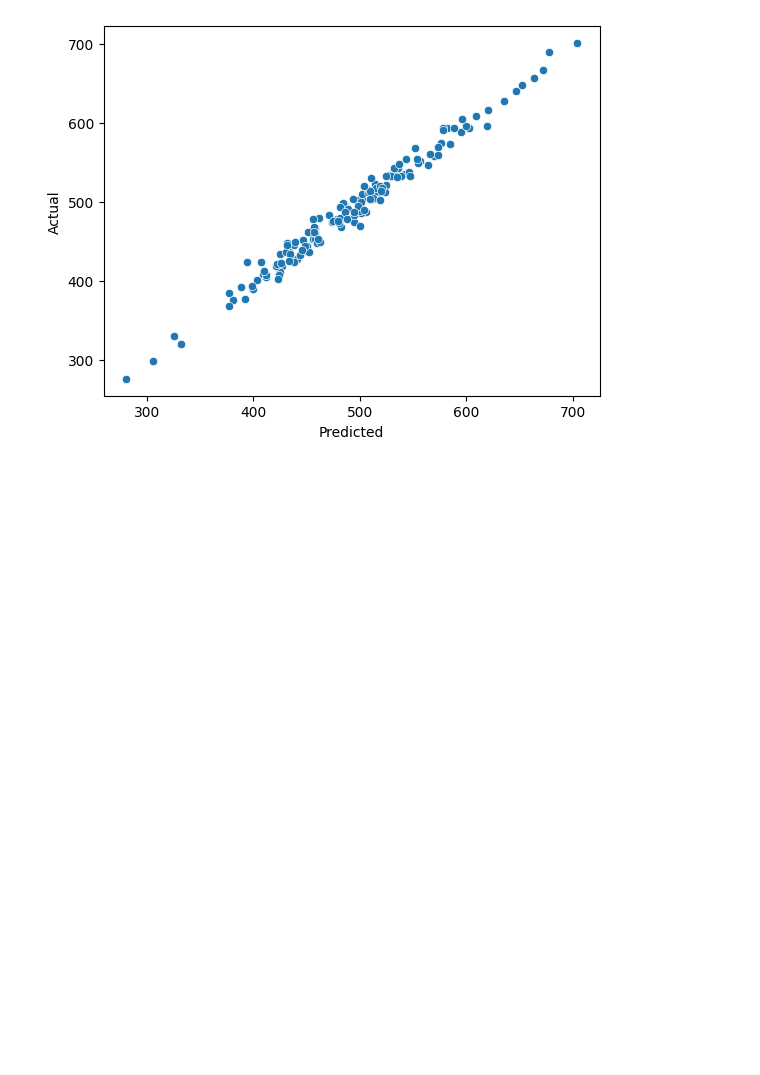
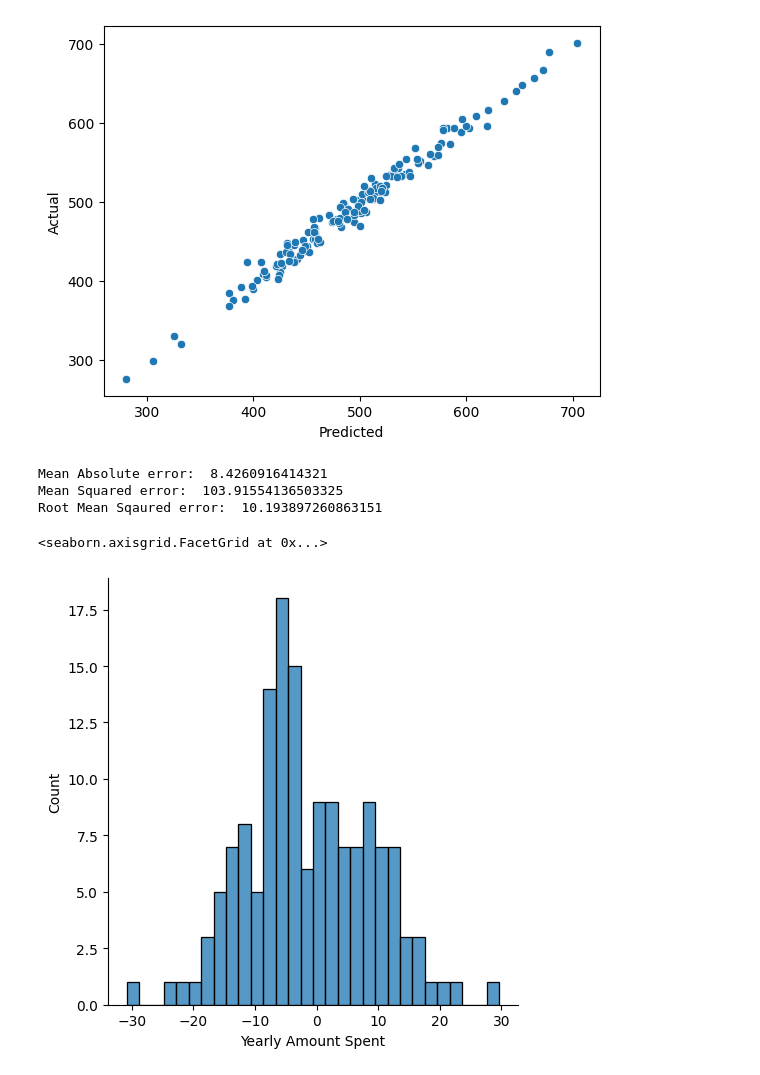
Before and after one commit to praisedp/E-CommerceModal, a Jupyter notebook: data/EcommerceModel.ipynb, the cells around one changed output. Saved outputs shown, nothing was run; the diff lists cells and outputs as text; code cells hidden in the pictures; blank space fills up the shorter version.

```diff
--- a/data/EcommerceModel.ipynb
+++ b/data/EcommerceModel.ipynb
@@ -116,3 +118,18 @@ sns.scatterplot(data=df, x="Predicted", y="Actual")
 # %% [output]
 <Axes: xlabel='Predicted', ylabel='Actual'>
 [figure]
+# %%
+print("Mean Absolute error: ", mean_absolute_error(y_test, predictions))
+print("Mean Squared error: ", mean_squared_error(y_test, predictions))
+print("Root Mean Sqaured error: ", math.sqrt(mean_squared_error(y_test, predictions)))
+# %% [output]
+Mean Absolute error:  8.4260916414321
+Mean Squared error:  103.91554136503325
+Root Mean Sqaured error:  10.193897260863151
+# %%
+residuals = y_test - predictions
+# %%
+sns.displot(residuals, bins = 30)
+# %% [output]
+<seaborn.axisgrid.FacetGrid at 0x...>
+[figure, added]
```
Also changed, not shown: parts of 1 cell of this notebook.
